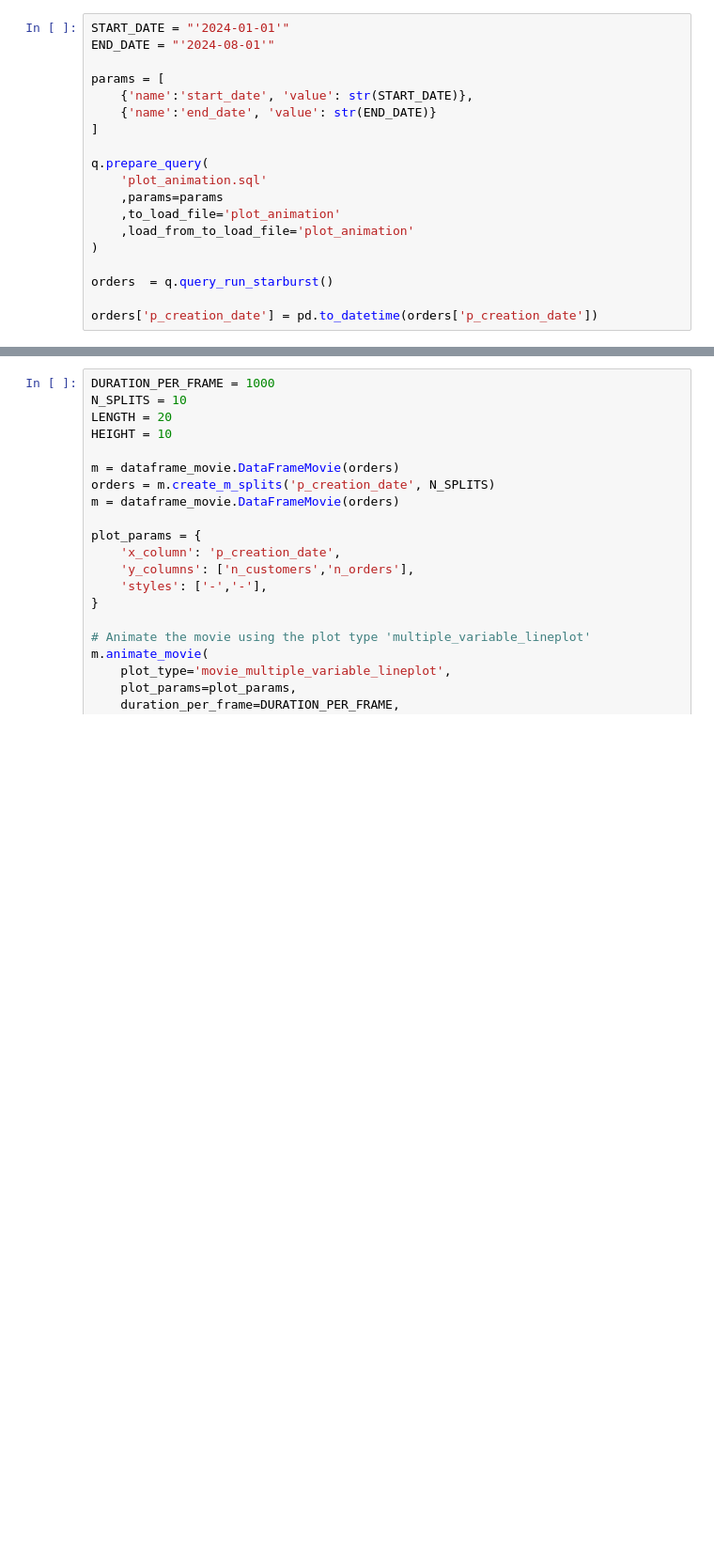
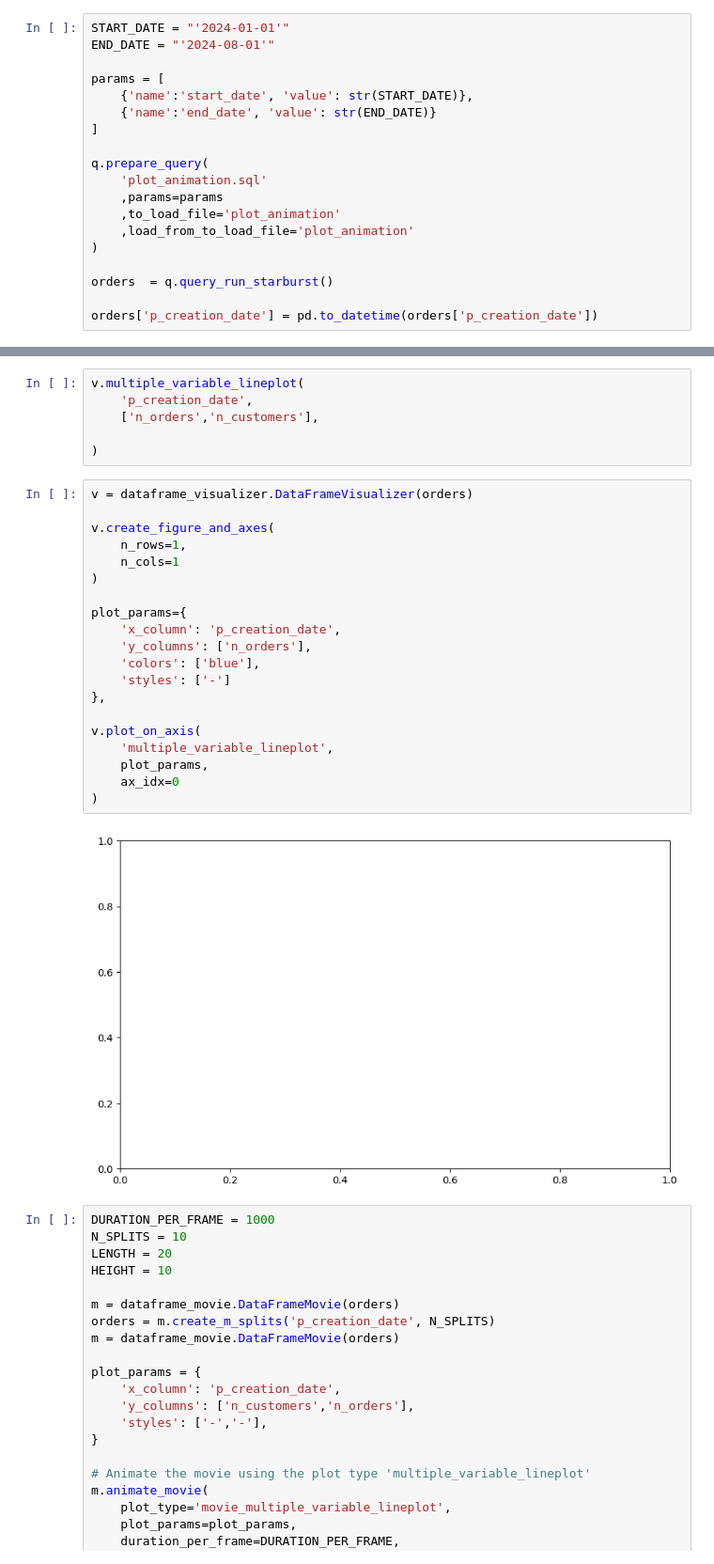
Before and after one commit to JordiCremades4444/central-node, a Jupyter notebook: notebooks/982_2024_10_02_plot_animation/plot_animation.ipynb, the cells around one changed output, grey strips where cells are left out. Shown at 94% size. Cells and saved outputs as stored; diff of their text form; blank space fills up the shorter version.

```diff
--- a/notebooks/982_2024_10_02_plot_animation/plot_animation.ipynb
+++ b/notebooks/982_2024_10_02_plot_animation/plot_animation.ipynb
@@ -42,3 +136,31 @@ orders['p_creation_date'] = pd.to_datetime(orders['p_creation_date'])
+# %%
+v.multiple_variable_lineplot(
+    'p_creation_date',
+    ['n_orders','n_customers'],
+
+)
+# %%
+v = dataframe_visualizer.DataFrameVisualizer(orders)
+
+v.create_figure_and_axes(
+    n_rows=1,
+    n_cols=1
+)
+
+plot_params={
+    'x_column': 'p_creation_date',
+    'y_columns': ['n_orders'],
+    'colors': ['blue'],
+    'styles': ['-']
+},
+
+v.plot_on_axis(
+    'multiple_variable_lineplot',
+    plot_params,
+    ax_idx=0
+)
+# %% [output]
+[figure, added]
 # %%
 DURATION_PER_FRAME = 1000
 N_SPLITS = 10
```
Also changed, not shown: parts of 3 cells of this notebook, 2 other files.
